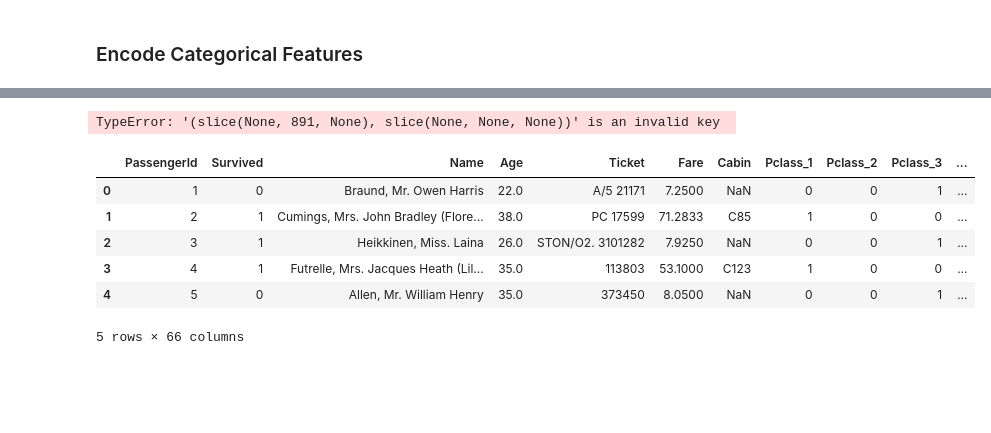
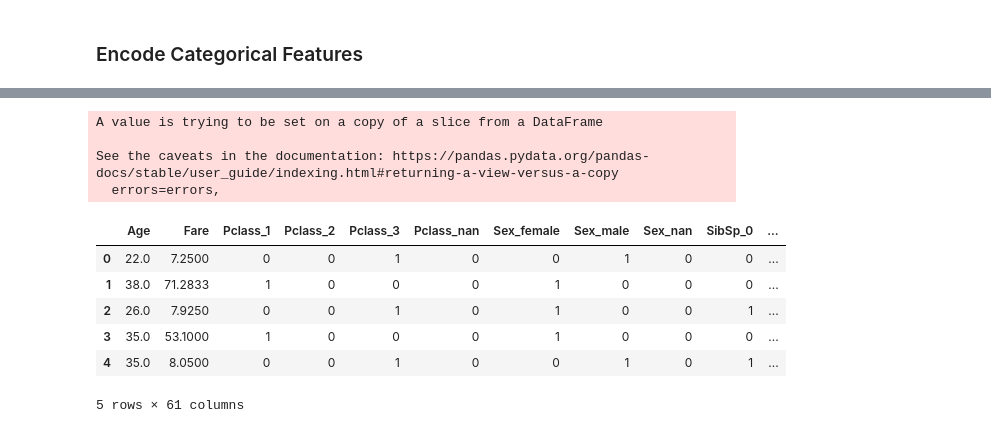
Before and after one commit to gregvidy/flask_ml_model_deployment, a Jupyter notebook: data_exploration.ipynb, the cells around one changed output, grey strips where cells are left out. Cells and saved outputs as stored; diff of their text form; code cells hidden in the pictures; blank space fills up the shorter version.

```diff
--- a/data_exploration.ipynb
+++ b/data_exploration.ipynb
@@ -206,6 +206,6 @@ from src.categorical_features import CategoricalFeatures
 # %%
 train_len = len(train)
-
+full_data.drop(columns=["Cabin","Name","PassengerId","Ticket"], inplace=True)
 cols = [c for c in full_data.columns if c not in ["Age",
                                                   "Fare",
                                                   "Cabin",
@@ -215,18 +215,25 @@ cols = [c for c in full_data.columns if c not in ["Age",
                                                   "Ticket"]]
 cat_feats = CategoricalFeatures(full_data, categorical_features=cols, encoding_type="one_hot",handle_na=True)
 full_data_transformed = cat_feats.fit_transform()
-full_data_transformed.drop(["Cabin","Name","PassengerId","Survived","Ticket"], axis=1, inplace=True)
-train_df = full_data_transformed[:train_len, :]
-test_df = full_data_transformed[train_len:, :]
+
+train_df = full_data_transformed[full_data_transformed.Survived != -1]
+test_df = full_data_transformed[full_data_transformed.Survived == -1]
-# %% [output]
-TypeError: '(slice(None, 891, None), slice(None, None, None))' is an invalid key
+# %%
+y_train = train_df["Survived"].copy()
+train_df.drop(["Survived"], axis=1, inplace=True)
+test_df.drop(["Survived"], axis=1, inplace=True)
+# %% [output]
+A value is trying to be set on a copy of a slice from a DataFrame
+
+See the caveats in the documentation: https://pandas.pydata.org/pandas-docs/stable/user_guide/indexing.html#returning-a-view-versus-a-copy
+  errors=errors,
 # %%
-full_data_transformed.head()
+train_df.head()
 # %% [output]
-|  | PassengerId | Survived | Name | Age | Ticket | Fare | Cabin | Pclass_1 | Pclass_2 | Pclass_3 | ... |
-| 0 | 1 | 0 | Braund, Mr. Owen Harris | 22.0 | A/5 21171 | 7.2500 | NaN | 0 | 0 | 1 | ... |
-| 1 | 2 | 1 | Cumings, Mrs. John Bradley (Flore... | 38.0 | PC 17599 | 71.2833 | C85 | 1 | 0 | 0 | ... |
-| 2 | 3 | 1 | Heikkinen, Miss. Laina | 26.0 | STON/O2. 3101282 | 7.9250 | NaN | 0 | 0 | 1 | ... |
-| 3 | 4 | 1 | Futrelle, Mrs. Jacques Heath (Lil... | 35.0 | 113803 | 53.1000 | C123 | 1 | 0 | 0 | ... |
-| 4 | 5 | 0 | Allen, Mr. William Henry | 35.0 | 373450 | 8.0500 | NaN | 0 | 0 | 1 | ... |
+|  | Age | Fare | Pclass_1 | Pclass_2 | Pclass_3 | Pclass_nan | Sex_female | Sex_male | Sex_nan | SibSp_0 | ... |
+| 0 | 22.0 | 7.2500 | 0 | 0 | 1 | 0 | 0 | 1 | 0 | 0 | ... |
+| 1 | 38.0 | 71.2833 | 1 | 0 | 0 | 0 | 1 | 0 | 0 | 0 | ... |
+| 2 | 26.0 | 7.9250 | 0 | 0 | 1 | 0 | 1 | 0 | 0 | 1 | ... |
+| 3 | 35.0 | 53.1000 | 1 | 0 | 0 | 0 | 1 | 0 | 0 | 0 | ... |
+| 4 | 35.0 | 8.0500 | 0 | 0 | 1 | 0 | 0 | 1 | 0 | 1 | ... |
-5 rows × 66 columns
+5 rows × 61 columns
```
Also changed, not shown: parts of 12 cells of this notebook, 7 other files.
